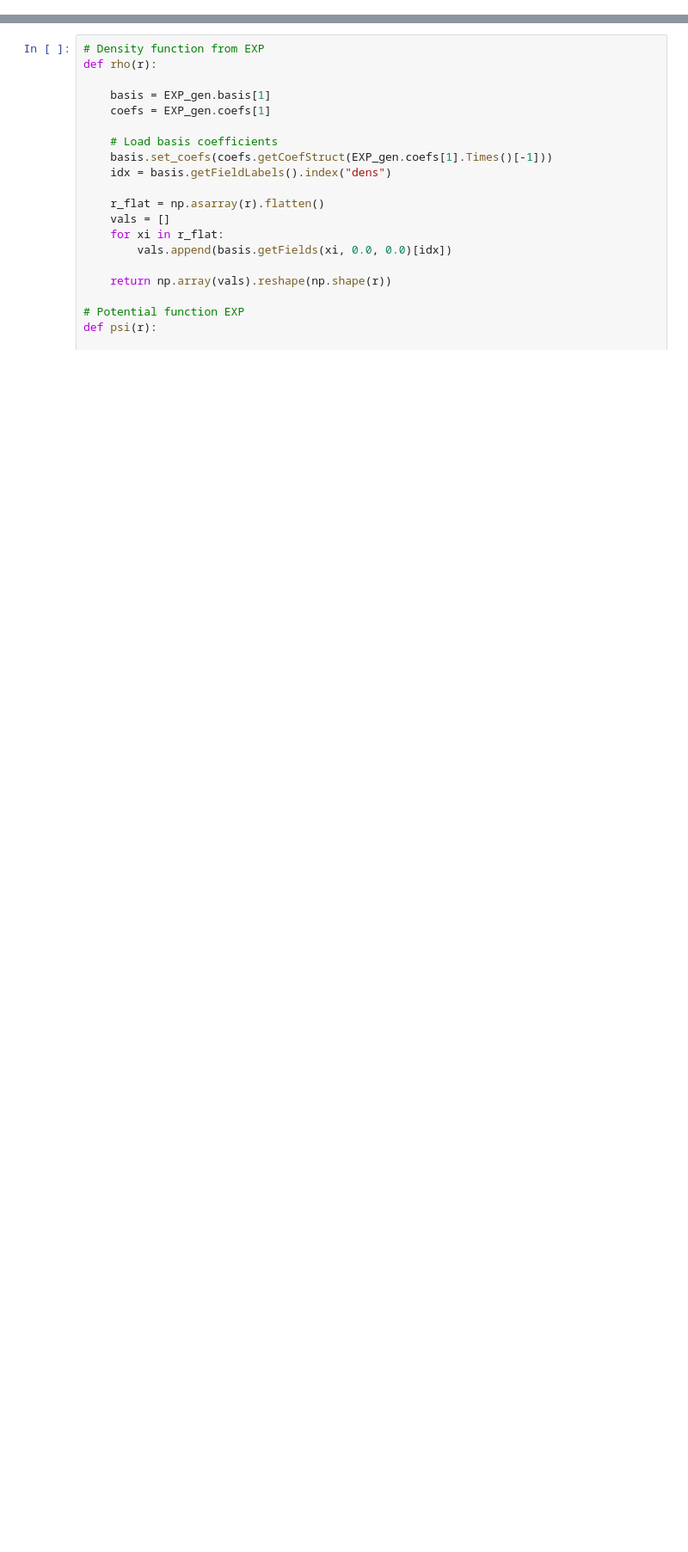
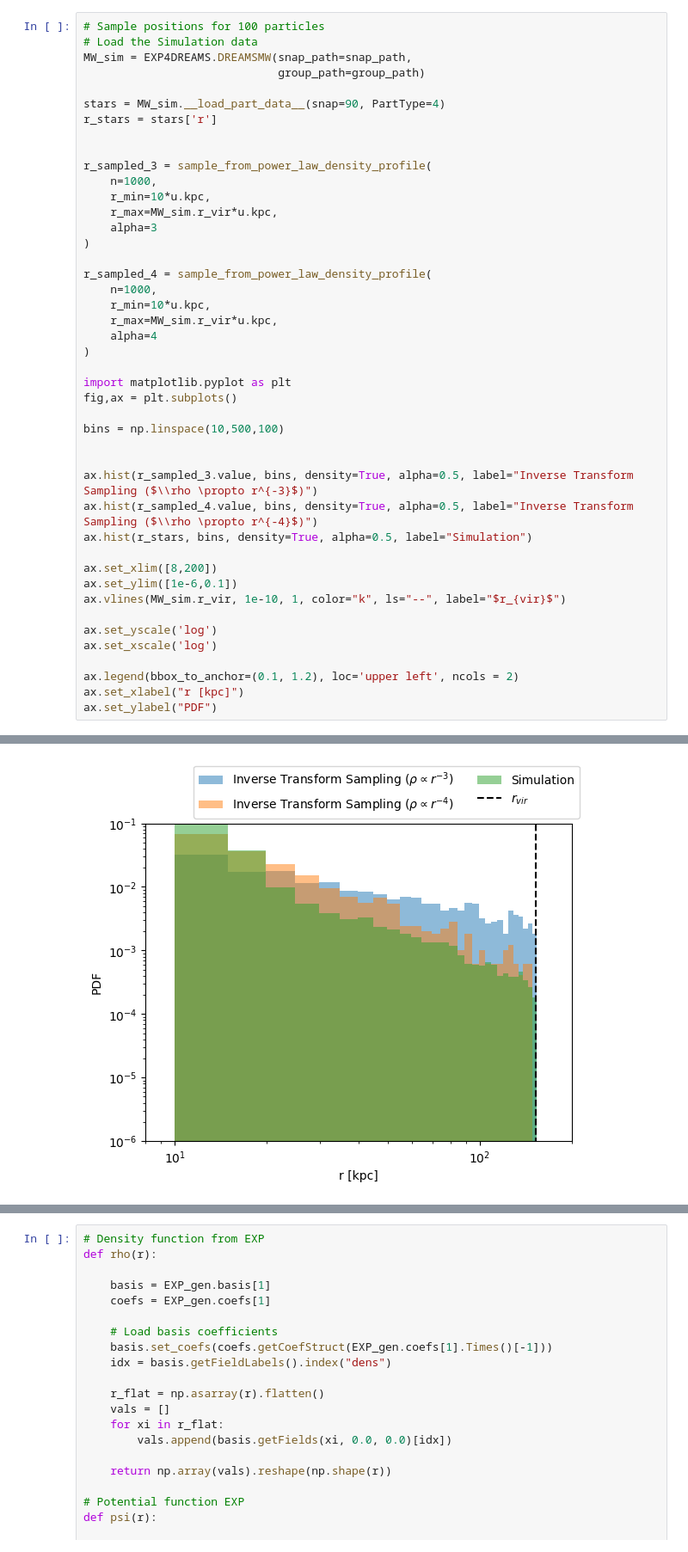
Before and after one commit to ariasant/streams_in_dreams, a Jupyter notebook: eddington_inverse_sampling.ipynb, the cells around one changed output, grey strips where cells are left out. Shown at 86% size. Drawn from its saved outputs; the diff is of its cells as text; blank space fills up the shorter version.

```diff
--- a/eddington_inverse_sampling.ipynb
+++ b/eddington_inverse_sampling.ipynb
@@ -27,0 +105,45 @@ Therefore, it makes sense to re-write $\frac{d^2\rho}{d\Psi^2}$ and all the calc
+# %%
+# Sample positions for 100 particles
+# Load the Simulation data
+MW_sim = EXP4DREAMS.DREAMSMW(snap_path=snap_path,
+                             group_path=group_path)
+
+stars = MW_sim.__load_part_data__(snap=90, PartType=4)
+r_stars = stars['r']
+
+
+r_sampled_3 = sample_from_power_law_density_profile(
+    n=1000,
+    r_min=10*u.kpc,
+    r_max=MW_sim.r_vir*u.kpc,
+    alpha=3
+)
+
+r_sampled_4 = sample_from_power_law_density_profile(
+    n=1000,
+    r_min=10*u.kpc,
+    r_max=MW_sim.r_vir*u.kpc,
+    alpha=4
+)
+
+import matplotlib.pyplot as plt
+fig,ax = plt.subplots()
+
+bins = np.linspace(10,500,100)
+
+
+ax.hist(r_sampled_3.value, bins, density=True, alpha=0.5, label="Inverse Transform Sampling ($\\rho \propto r^{-3}$)")
+ax.hist(r_sampled_4.value, bins, density=True, alpha=0.5, label="Inverse Transform Sampling ($\\rho \propto r^{-4}$)")
+ax.hist(r_stars, bins, density=True, alpha=0.5, label="Simulation")
+
+ax.set_xlim([8,200])
+ax.set_ylim([1e-6,0.1])
+ax.vlines(MW_sim.r_vir, 1e-10, 1, color="k", ls="--", label="$r_{vir}$")
+
+ax.set_yscale('log')
+ax.set_xscale('log')
+
+ax.legend(bbox_to_anchor=(0.1, 1.2), loc='upper left', ncols = 2)
+ax.set_xlabel("r [kpc]")
+ax.set_ylabel("PDF")
+# %% [output]
@@ -27,0 +156 @@ Therefore, it makes sense to re-write $\frac{d^2\rho}{d\Psi^2}$ and all the calc
+[figure, added]
```
Also changed, not shown: parts of 16 cells of this notebook.
